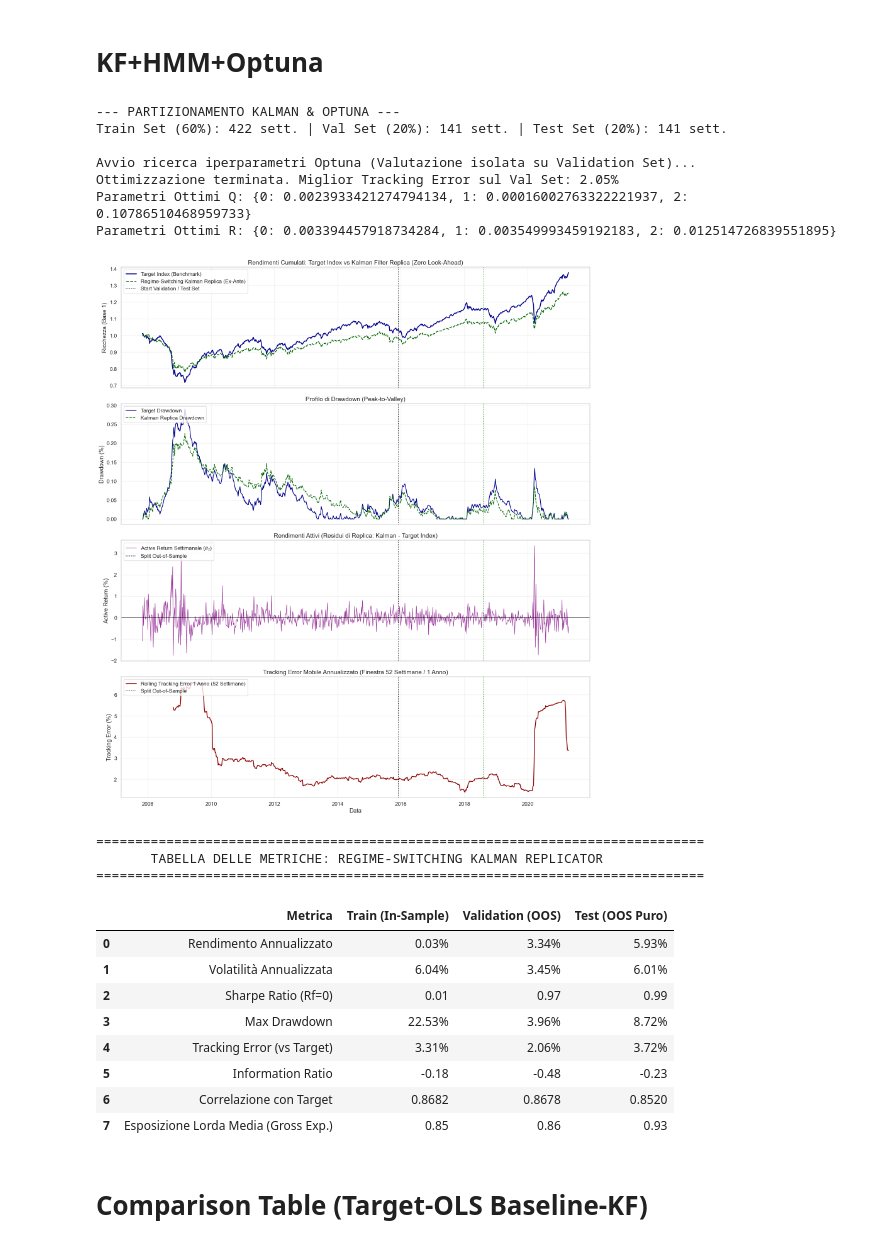
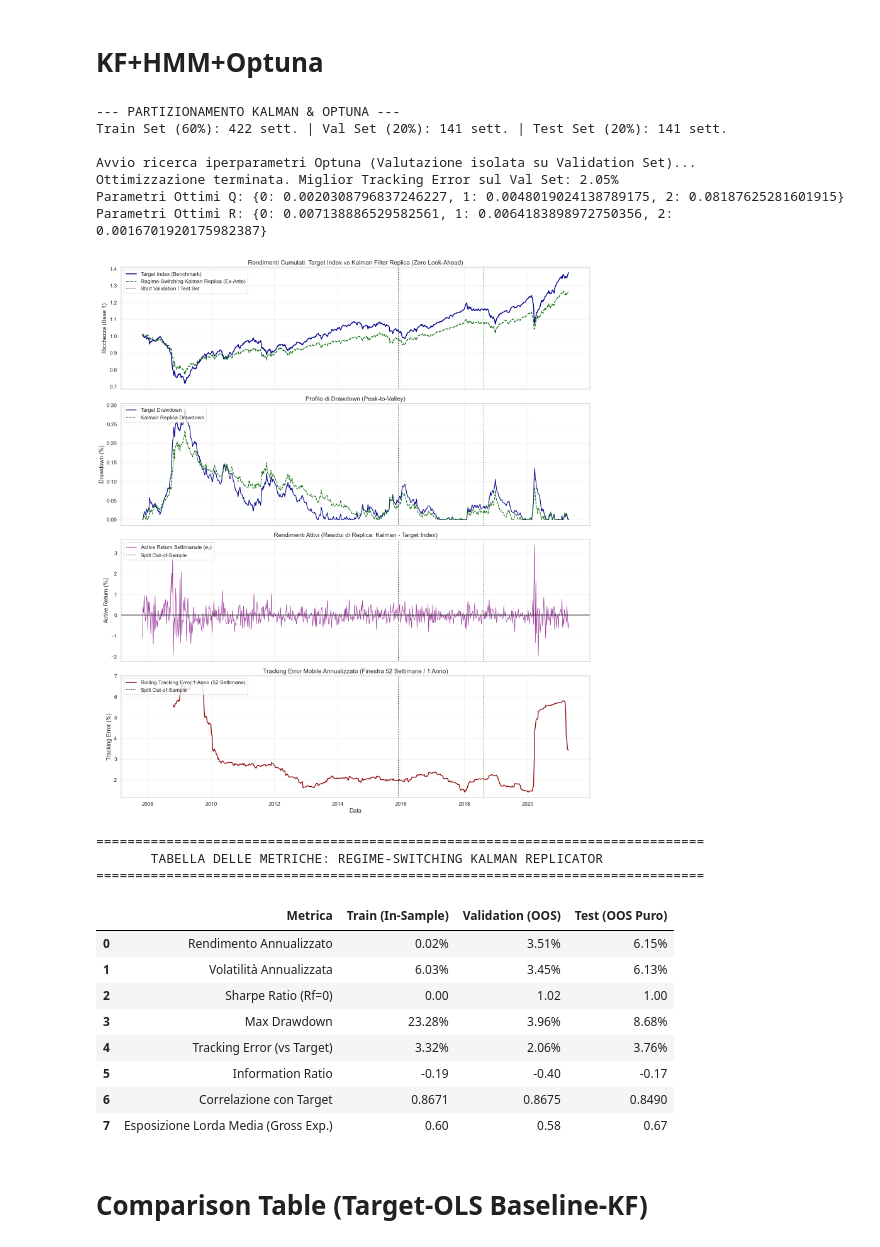
Before and after one commit to salvatoreippolito/Hedge-Fund-Index-Replication, a Jupyter notebook: Reboot.ipynb, the cells around one changed output. Drawn from its saved outputs; the diff is of its cells as text; code cells hidden in the pictures.

```diff
--- a/Reboot.ipynb
+++ b/Reboot.ipynb
@@ -21,7 +21,7 @@ warnings.filterwarnings("ignore", category=RuntimeWarning)
 # ------------------------------------------------------------------------------
 # 1. INGESTIONE DATI & MAPPATURA TICKER
 # ------------------------------------------------------------------------------
-file_path = 'Dataset3_PortfolioReplicaStrategyErrataCorrige.xlsx'
+file_path = 'Dataset3_PortfolioReplicaStrategyErrataCorrige_IMPUTED.xlsx'
 file_path2 = 'Dataset3_PortfolioReplicaStrategy.xlsx'
 
 # Read full names (row 4)
@@ -51,17 +48,0 @@ Periodo: dal 2007-10-23 al 2021-04-20
-# %%
-# ------------------------------------------------------------------------------
-# 2. IMPUTAZIONE LINEARE OLS PER LLL1 COMDTY (PASSAGGIO SINGOLO)
-# ------------------------------------------------------------------------------
-train_ols = data.iloc[:196].dropna()
-X_train_ols = train_ols.drop(columns='LLL1 Comdty')
-y_train_ols = train_ols['LLL1 Comdty']
-
-model_LR = LinearRegression().fit(X_train_ols, y_train_ols)
-
-X_predict = data.iloc[196:].drop(columns='LLL1 Comdty')
-predicted_values = model_LR.predict(X_predict)
-
-# Assegnazione corretta senza Chained Assignment
-data.iloc[196:, data.columns.get_loc('LLL1 Comdty')] = predicted_values
-
-print("Imputazione OLS per LLL1 Comdty completata col successo.")
@@ -660,8 +646,9 @@ def objective(trial):
     val_tracking_error = np.std(val_pred - val_true) * np.sqrt(52)
     return val_tracking_error
 
-study = optuna.create_study(direction="minimize")
-study.optimize(objective, n_trials=150)  # 150 trials sono ottimali per convergere senza overfitting
+sampler_deterministico = optuna.samplers.TPESampler(seed=42)
+study = optuna.create_study(direction="minimize", sampler=sampler_deterministico)
+study.optimize(objective, n_trials=150)
 
 best_params = study.best_params
 best_Q = {0: best_params["Q_std_0"], 1: best_params["Q_std_1"], 2: best_params["Q_std_2"]}
@@ -757,48 +744,48 @@ def compute_metrics_table(r_target, r_replica, weights_sub, freq=52):
     corr = np.corrcoef(r_replica, r_target)[0, 1]
     gross_exp = weights_sub.abs().sum(axis=1).mean()
 
     return [ann_ret, ann_vol, sharpe, max_dd, te, ir, corr, gross_exp]
 
 m_train = compute_metrics_table(Y_train, kf_train, weights_kf_df.iloc[:idx_train])
 m_val   = compute_metrics_table(Y_val,   kf_val,   weights_kf_df.iloc[idx_train:idx_val])
 m_test  = compute_metrics_table(Y_test,  kf_test,  weights_kf_df.iloc[idx_val:])
 
 metrics_kf_df = pd.DataFrame({
     'Metrica': [
         'Rendimento Annualizzato', 'Volatilità Annualizzata', 'Sharpe Ratio (Rf=0)',
         'Max Drawdown', 'Tracking Error (vs Target)', 'Information Ratio',
         'Correlazione con Target', 'Esposizione Lorda Media (Gross Exp.)'
     ],
     'Train (In-Sample)': [f"{m_train[0]*100:.2f}%", f"{m_train[1]*100:.2f}%", f"{m_train[2]:.2f}", f"{m_train[3]*100:.2f}%", f"{m_train[4]*100:.2f}%", f"{m_train[5]:.2f}", f"{m_train[6]:.4f}", f"{m_train[7]:.2f}"],
     'Validation (OOS)':  [f"{m_val[0]*100:.2f}%",   f"{m_val[1]*100:.2f}%",   f"{m_val[2]:.2f}",   f"{m_val[3]*100:.2f}%",   f"{m_val[4]*100:.2f}%",   f"{m_val[5]:.2f}",   f"{m_val[6]:.4f}",   f"{m_val[7]:.2f}"],
     'Test (OOS Puro)':   [f"{m_test[0]*100:.2f}%",  f"{m_test[1]*100:.2f}%",  f"{m_test[2]:.2f}",  f"{m_test[3]*100:.2f}%",  f"{m_test[4]*100:.2f}%",  f"{m_test[5]:.2f}",  f"{m_test[6]:.4f}",  f"{m_test[7]:.2f}"]
 })
 
 print("==============================================================================")
 print("       TABELLA DELLE METRICHE: REGIME-SWITCHING KALMAN REPLICATOR             ")
 print("==============================================================================")
 display(metrics_kf_df)
 # %% [output]
 --- PARTIZIONAMENTO KALMAN & OPTUNA ---
 Train Set (60%): 422 sett. | Val Set (20%): 141 sett. | Test Set (20%): 141 sett.
 
 Avvio ricerca iperparametri Optuna (Valutazione isolata su Validation Set)...
 Ottimizzazione terminata. Miglior Tracking Error sul Val Set: 2.05%
-Parametri Ottimi Q: {0: 0.0023933421274794134, 1: 0.00016002763322221937, 2: 0.10786510468959733}
-Parametri Ottimi R: {0: 0.003394457918734284, 1: 0.003549993459192183, 2: 0.012514726839551895}
+Parametri Ottimi Q: {0: 0.0020308796837246227, 1: 0.0048019024138789175, 2: 0.08187625281601915}
+Parametri Ottimi R: {0: 0.007138886529582561, 1: 0.0064183898972750356, 2: 0.0016701920175982387}
-[figure, old version]
+[figure, new version]
 ==============================================================================
        TABELLA DELLE METRICHE: REGIME-SWITCHING KALMAN REPLICATOR
 ==============================================================================
 |  | Metrica | Train (In-Sample) | Validation (OOS) | Test (OOS Puro) |
-| 0 | Rendimento Annualizzato | 0.03% | 3.34% | 5.93% |
-| 1 | Volatilità Annualizzata | 6.04% | 3.45% | 6.01% |
-| 2 | Sharpe Ratio (Rf=0) | 0.01 | 0.97 | 0.99 |
-| 3 | Max Drawdown | 22.53% | 3.96% | 8.72% |
-| 4 | Tracking Error (vs Target) | 3.31% | 2.06% | 3.72% |
-| 5 | Information Ratio | -0.18 | -0.48 | -0.23 |
-| 6 | Correlazione con Target | 0.8682 | 0.8678 | 0.8520 |
-| 7 | Esposizione Lorda Media (Gross Exp.) | 0.85 | 0.86 | 0.93 |
+| 0 | Rendimento Annualizzato | 0.02% | 3.51% | 6.15% |
+| 1 | Volatilità Annualizzata | 6.03% | 3.45% | 6.13% |
+| 2 | Sharpe Ratio (Rf=0) | 0.00 | 1.02 | 1.00 |
+| 3 | Max Drawdown | 23.28% | 3.96% | 8.68% |
+| 4 | Tracking Error (vs Target) | 3.32% | 2.06% | 3.76% |
+| 5 | Information Ratio | -0.19 | -0.40 | -0.17 |
+| 6 | Correlazione con Target | 0.8671 | 0.8675 | 0.8490 |
+| 7 | Esposizione Lorda Media (Gross Exp.) | 0.60 | 0.58 | 0.67 |
 # %% [markdown]
 # Comparison Table (Target-OLS Baseline-KF)
 # %%
```
Also changed, not shown: parts of 6 cells of this notebook, 5 other files.
